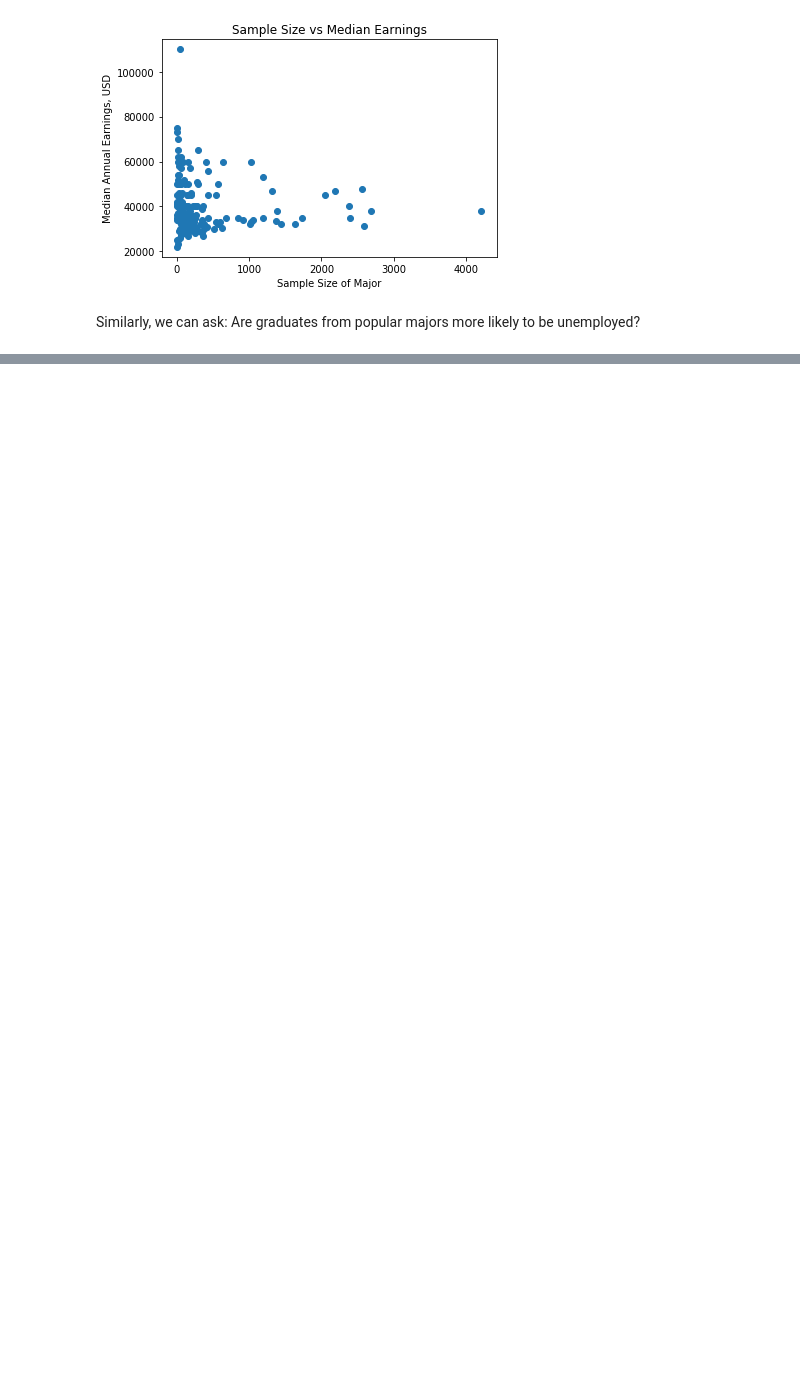
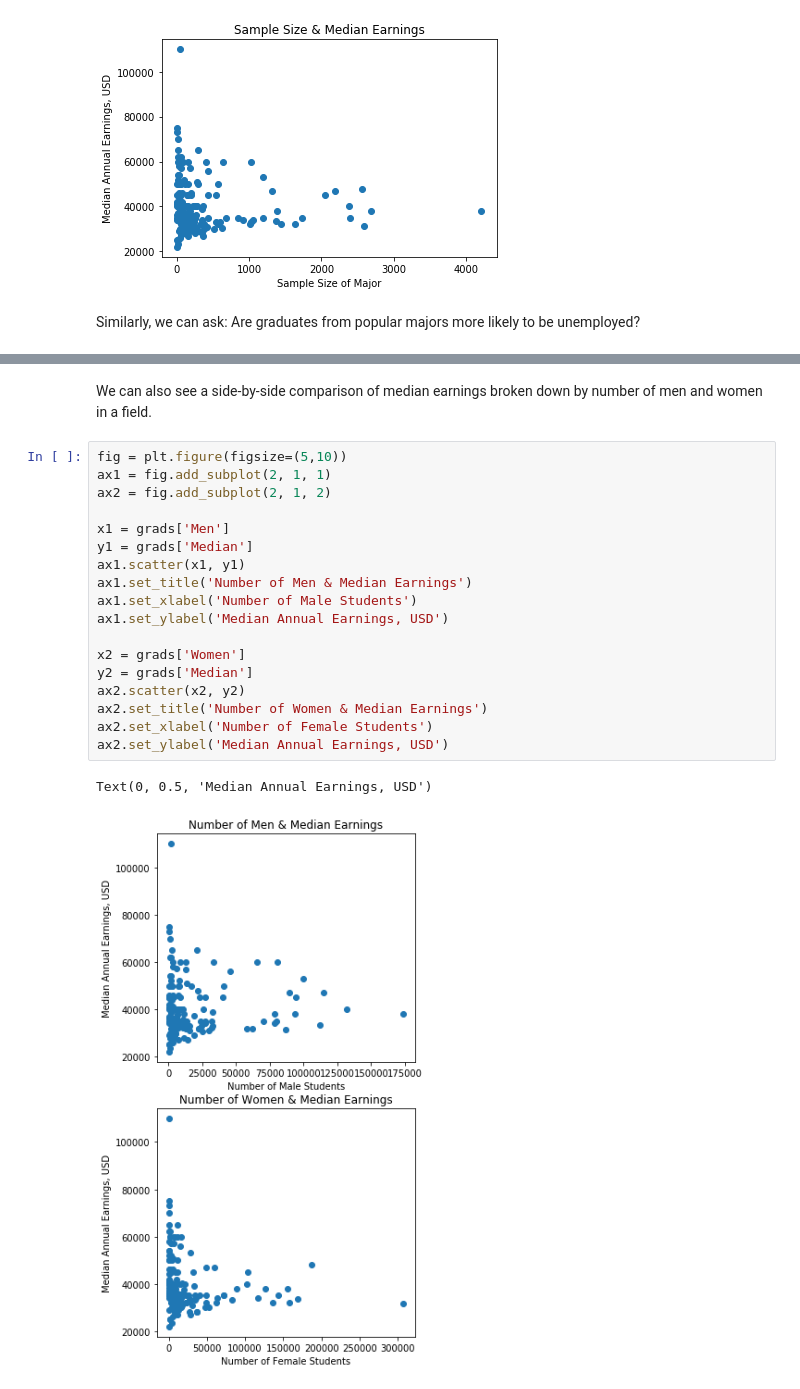
Before and after one commit to ryanjcarroll/College-Majors-Data, a Jupyter notebook: College Majors.ipynb, the cells around one changed output, grey strips where cells are left out. Cells and saved outputs as stored; diff of their text form; blank space fills up the shorter version.

```diff
--- a/College Majors.ipynb
+++ b/College Majors.ipynb
@@ -83,0 +115,23 @@ plt.show()
+# %% [markdown]
+We can also see a side-by-side comparison of median earnings broken down by number of men and women in a field.
+# %%
+fig = plt.figure(figsize=(5,10))
+ax1 = fig.add_subplot(2, 1, 1)
+ax2 = fig.add_subplot(2, 1, 2)
+
+x1 = grads['Men']
+y1 = grads['Median']
+ax1.scatter(x1, y1)
+ax1.set_title('Number of Men & Median Earnings')
+ax1.set_xlabel('Number of Male Students')
+ax1.set_ylabel('Median Annual Earnings, USD')
+
+x2 = grads['Women']
+y2 = grads['Median']
+ax2.scatter(x2, y2)
+ax2.set_title('Number of Women & Median Earnings')
+ax2.set_xlabel('Number of Female Students')
+ax2.set_ylabel('Median Annual Earnings, USD')
+# %% [output]
+Text(0, 0.5, 'Median Annual Earnings, USD')
+[figure, added]
```
Also changed, not shown: parts of 7 cells of this notebook.
